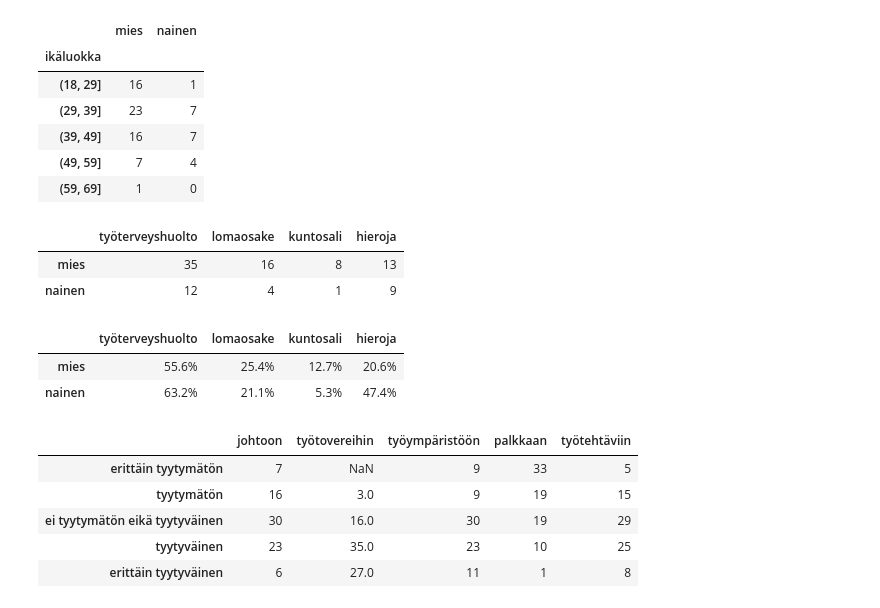
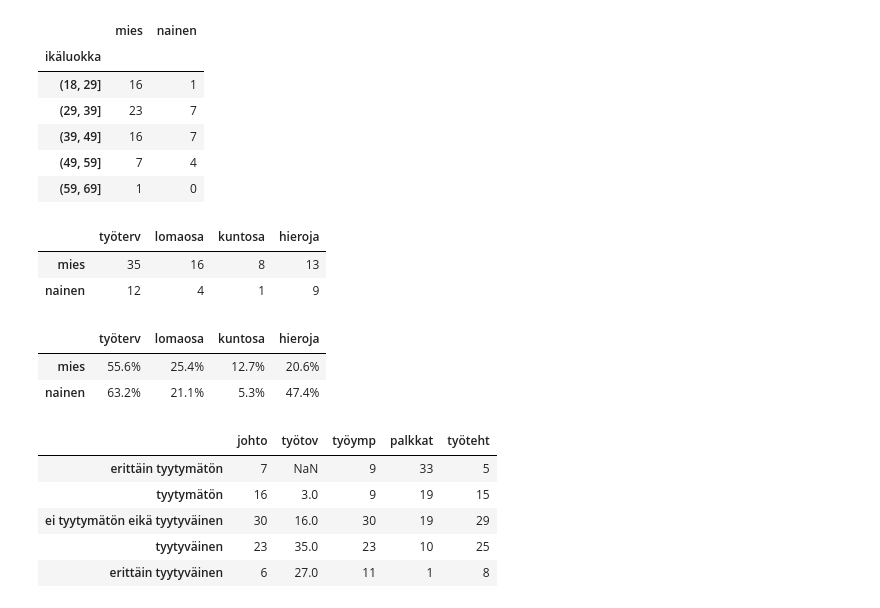
Before and after one commit to taanila/tilastoapu, a Jupyter notebook: lkm.ipynb, the cells around one changed output. Cells and saved outputs as stored; diff of their text form; code cells hidden in the pictures.

```diff
--- a/lkm.ipynb
+++ b/lkm.ipynb
@@ -2,6 +2,6 @@
 # Lukumääriä ja prosentteja
 # %%
 import pandas as pd
-df = pd.read_excel('http://www.elisanet.fi/taanila/data1.xlsx', sheet_name = 'Data')
+df = pd.read_excel('http://taanila.fi/data1.xlsx', sheet_name = 'Data')
 df.head()
 # %% [output]
@@ -162,41 +162,38 @@ df8
 | (59, 69] | 1 | 0 |
 # %%
 #monivalinnan vaihtoehtojen lukumäärät sukupuolen mukaan
-df9 = df.groupby('sukupuoli')['työterveyshuolto','lomaosake','kuntosali','hieroja'].sum()
+df9 = df.groupby('sukup')['työterv','lomaosa','kuntosa','hieroja'].sum()
 df9.index = ['mies','nainen']
 df9.style.format('{:.0f}')
 # %% [output]
-|  | työterveyshuolto | lomaosake | kuntosali | hieroja |
+|  | työterv | lomaosa | kuntosa | hieroja |
 | mies | 35 | 16 | 8 | 13 |
 | nainen | 12 | 4 | 1 | 9 |
 # %%
 #prosentit sukupuolesta
-df10 = df.groupby('sukupuoli')['työterveyshuolto','lomaosake','kuntosali','hieroja'].sum()
+df10 = df.groupby('sukup')['työterv','lomaosa','kuntosa','hieroja'].sum()
 df10.index = ['mies','nainen']
-miehet = df['sukupuoli'].value_counts()[1]
-naiset = df['sukupuoli'].value_counts()[2]
+miehet = df['sukup'].value_counts()[1]
+naiset = df['sukup'].value_counts()[2]
 df10.loc['mies'] = df10.loc['mies'] / miehet
 df10.loc['nainen'] = df10.loc['nainen'] / naiset
 df10.style.format('{:.1%}')
 # %% [output]
-|  | työterveyshuolto | lomaosake | kuntosali | hieroja |
+|  | työterv | lomaosa | kuntosa | hieroja |
 | mies | 55.6% | 25.4% | 12.7% | 20.6% |
 | nainen | 63.2% | 21.1% | 5.3% | 47.4% |
 # %%
 #koontitaulukko tyytyväisyyksistä
-df.rename(columns = {'tyytyväisyys johtoon': 'johtoon', 'tyytyväisyys työtovereihin': 'työtovereihin',
-                  'tyytyväisyys työympäristöön': 'työympäristöön', 'tyytyväisyys palkkaan': 'palkkaan',
-                  'tyytyväisyys työtehtäviin': 'työtehtäviin'}, inplace = True)
-df11=df['johtoon'].value_counts(sort = False).to_frame()
-df11['työtovereihin'] = df['työtovereihin'].value_counts(sort = False)
-df11['työympäristöön'] = df['työympäristöön'].value_counts(sort = False)
-df11['palkkaan'] = df['palkkaan'].value_counts(sort = False)
-df11['työtehtäviin'] = df['työtehtäviin'].value_counts(sort = False)
+df11=df['johto'].value_counts(sort = False).to_frame()
+df11['työtov'] = df['työtov'].value_counts(sort = False)
+df11['työymp'] = df['työymp'].value_counts(sort = False)
+df11['palkkat'] = df['palkkat'].value_counts(sort = False)
+df11['työteht'] = df['työteht'].value_counts(sort = False)
 df11.index = ['erittäin tyytymätön','tyytymätön','ei tyytymätön eikä tyytyväinen',
           'tyytyväinen','erittäin tyytyväinen']
 df11
 # %% [output]
-|  | johtoon | työtovereihin | työympäristöön | palkkaan | työtehtäviin |
+|  | johto | työtov | työymp | palkkat | työteht |
 | erittäin tyytymätön | 7 | NaN | 9 | 33 | 5 |
 | tyytymätön | 16 | 3.0 | 9 | 19 | 15 |
 | ei tyytymätön eikä tyytyväinen | 30 | 16.0 | 30 | 19 | 29 |
```
Also changed, not shown: parts of 6 cells of this notebook.
